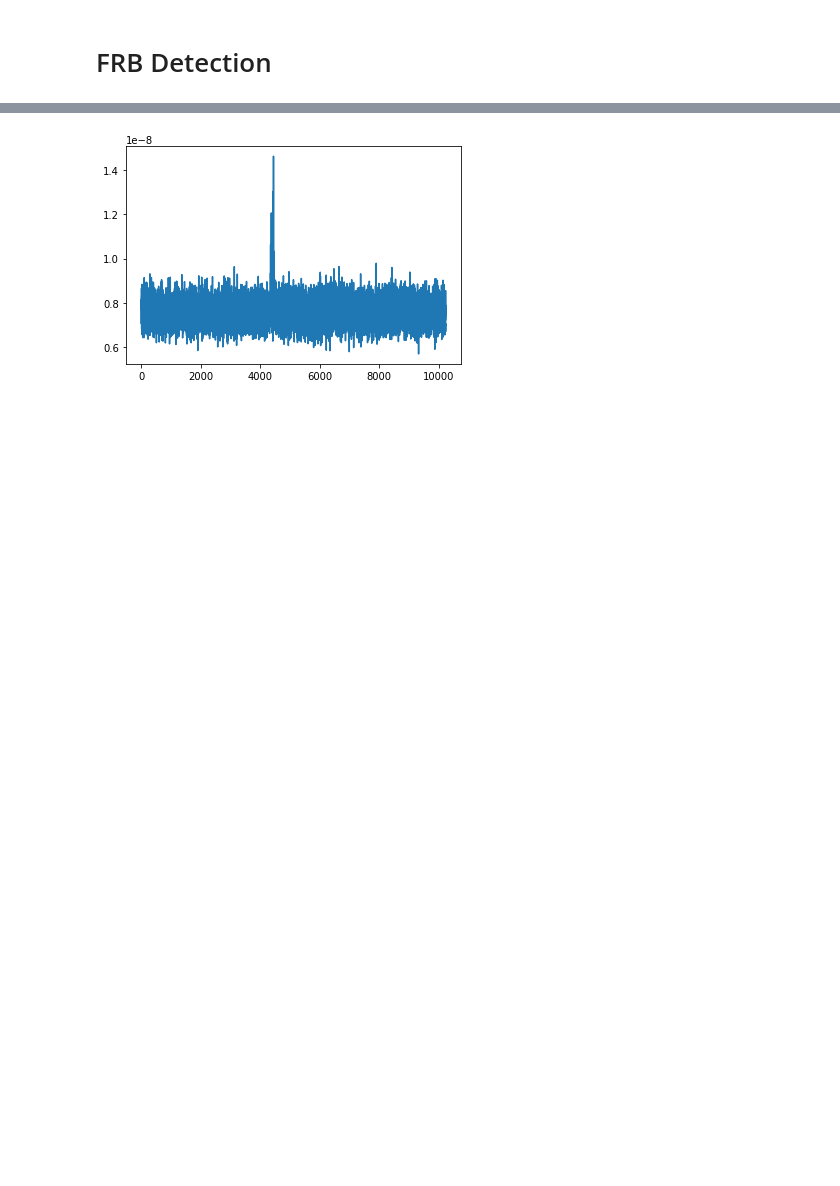
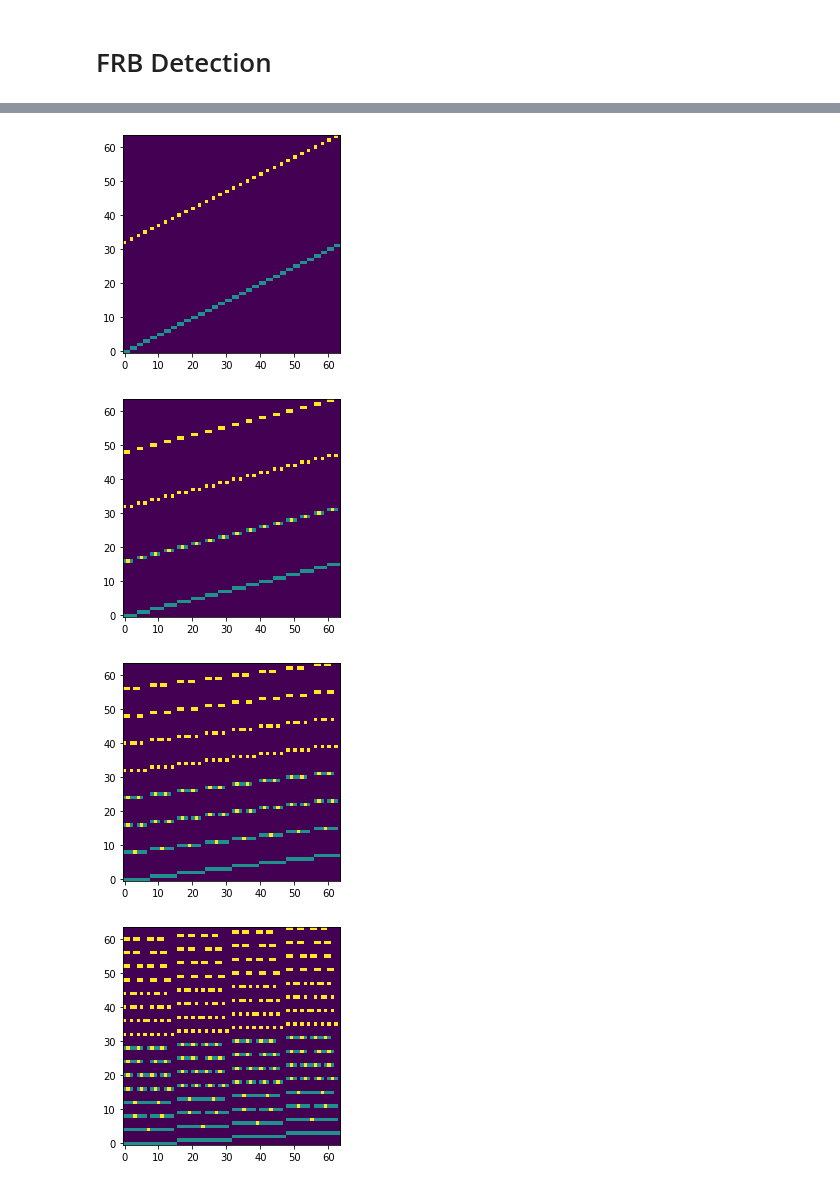
Before and after one commit to brandon-feder/BNL-FRB-Detection, a Jupyter notebook: generateData.ipynb, the cells around one changed output, grey strips where cells are left out. Saved outputs shown, nothing was run; the diff lists cells and outputs as text; code cells hidden in the pictures; blank space fills up the shorter version.

Commit message:
Another attempt at the line detection

```diff
--- a/generateData.ipynb
+++ b/generateData.ipynb
@@ -78,6 +81,9 @@ x_intercept = np.random.random()*N_TIME_SAMPLES # Choose a random x intercept in
 
 b = -m*x_intercept # Calculate the y intercept
 
+m = 1
+b = 0
+
 data = draw_line(data, m, b) # Draw the line
 
 plt.imshow(data, origin="lower")
@@ -100,26 +106,30 @@ def filter(data):
 
     return data
 
+def line_detection(data):
+    points = []
+    i = 0 # The current iteration
+    while N_FREQUENCY_CHANNELS / 2**i > 1:
+        r = int(N_FREQUENCY_CHANNELS / 2**i)
+        for j in range(2**i):
+            for x in range(N_TIME_SAMPLES):
+                temp = np.zeros( (r,) )
+                temp[0:int(r/2)] = data[j*r:(j+1)*r:2, x] + data[j*r+1:(j+1)*r+1:2, x]
 
-@nb.jit(nopython=True, parallel=True)
-def line_detection(data):
-    i = 1
-    vert_sums = diag_sums = data
+                if( x < N_TIME_SAMPLES-1 ):
+                    pass
+                    temp[int(r/2):r] = data[j*r:(j+1)*r:2, x] + data[j*r+1:(j+1)*r+1:2, x+1]
+                    # temp[int(r/2):r] = data[0:r:2, x] + data[1:r+1:2, x]
 
-    while 2**i <= N_FREQUENCY_CHANNELS:
-        N = int(N_FREQUENCY_CHANNELS/2**i)
+                data[r*j:r*(j+1), x] = temp
 
-        vert = vert_sums[0:N*2:2, 0:N_TIME_SAMPLES] + vert_sums[1:N*2+1:2, 0:N_TIME_SAMPLES]
-        diag = diag_sums[0:N*2:2, 0:N_TIME_SAMPLES-1] + diag_sums[1:N*2+1:2, 1:N_TIME_SAMPLES]
-
-        vert_sums[0:N, 0:N_TIME_SAMPLES] = vert
-        diag_sums[0:N, 0:N_TIME_SAMPLES-1] = diag
-
+        plt.imshow(data, origin="lower")
+        plt.show()
         i += 1
 
-    return diag_sums + vert_sums
+    return data
 # %%
-data = filter(data)
+# data = filter(data)
 plt.imshow(data, origin="lower")
 plt.show()
 # %% [output]
@@ -127,6 +137,15 @@ KeyboardInterrupt:
 # %%
-sums = line_detection(data)[0]
-plt.plot(sums)
+sums = line_detection(data)
+
+plt.imshow(sums, origin="lower")
 plt.show()
+
+plt.plot(sums[0])
+plt.show()
+
+sums = sums[0]
 # %% [output]
-[figure, old version]
+[figure, new version]
+[figure, added]
+[figure, added]
+[figure, added]
```
Also changed, not shown: parts of 6 cells of this notebook.
